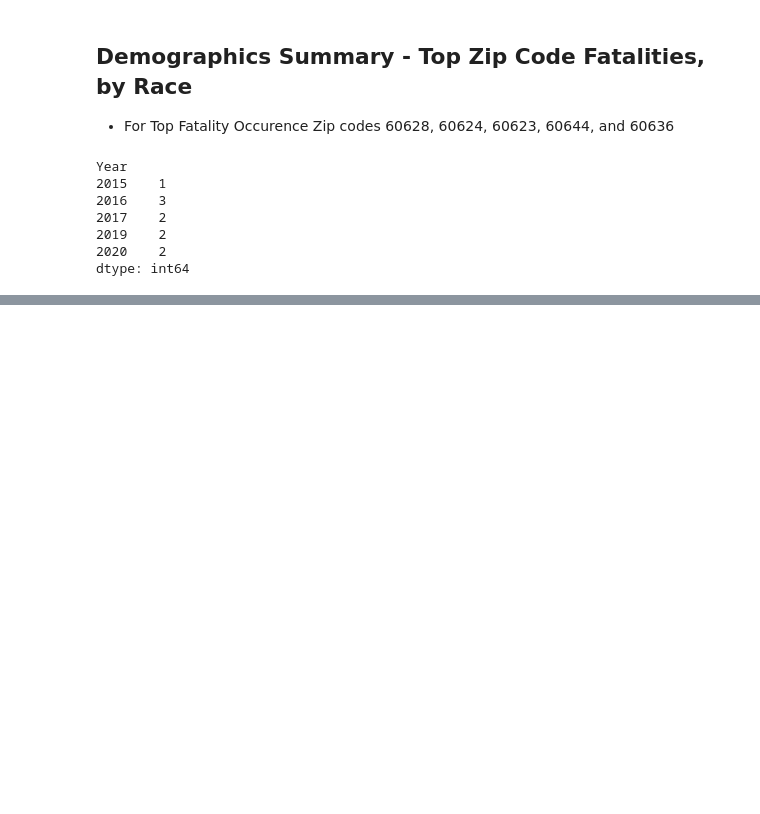
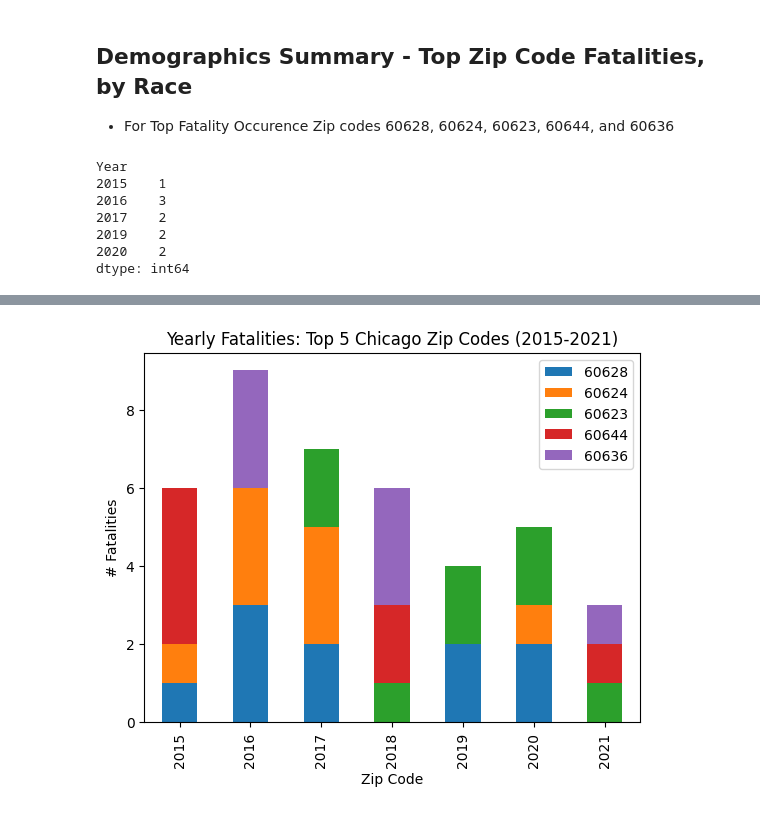
Before and after one commit to jdmandras/Project-1, a Jupyter notebook: CHI_City_Crime_Analysis_JenAlvz.ipynb, the cells around one changed output, grey strips where cells are left out. Drawn from its saved outputs; the diff is of its cells as text; code cells hidden in the pictures; blank space fills up the shorter version.

```diff
--- a/CHI_City_Crime_Analysis_JenAlvz.ipynb
+++ b/CHI_City_Crime_Analysis_JenAlvz.ipynb
@@ -299,0 +321,5 @@ dtype: int64
+# %%
+# WHAT IS THE FATALITY COUNT PER YEAR, BY ZIP?
+# Zip 60623
+total_60623_fatalities_year = fatalities_data[fatalities_data['Location of death (zip code)'] == 60623].groupby('Year').size()
+total_60623_fatalities_year
@@ -299,0 +334,5 @@ dtype: int64
+# %%
+# WHAT IS THE FATALITY COUNT PER YEAR, BY ZIP?
+# Zip 60644
+total_60644_fatalities_year = fatalities_data[fatalities_data['Location of death (zip code)'] == 60644].groupby('Year').size()
+total_60644_fatalities_year
@@ -299,0 +345,5 @@ dtype: int64
+# %%
+# WHAT IS THE FATALITY COUNT PER YEAR, BY ZIP?
+# Zip 60636
+total_60636_fatalities_year = fatalities_data[fatalities_data['Location of death (zip code)'] == 60636].groupby('Year').size()
+total_60636_fatalities_year
@@ -299,0 +356,11 @@ dtype: int64
+# %%
+#Create a dataframe containing fatilities per zip code by year
+all_zip_fatalities = pd.DataFrame({
+    "60628": total_60628_fatalities_year,
+    "60624": total_60624_fatalities_year,
+    "60623": total_60623_fatalities_year,
+    "60644": total_60644_fatalities_year,
+    "60636": total_60636_fatalities_year
+})
+
+all_zip_fatalities
@@ -299,0 +377,11 @@ dtype: int64
+# %%
+#plot a stacked bar chart using matplotlib
+all_zip_fatalities.plot(kind='bar', stacked=True, title='Yearly Fatalities: Top 5 Chicago Zip Codes (2015-2021)')
+plt.xlabel("Zip Code")
+plt.ylabel("# Fatalities")
+plt.legend(loc = 'best')
+# plt.grid()
+# plt.savefig("Visualizations/fatalities_year_byrace.png")
+plt.show()
+# %% [output]
+[figure, added]
```
Also changed, not shown: parts of 10 cells of this notebook.
